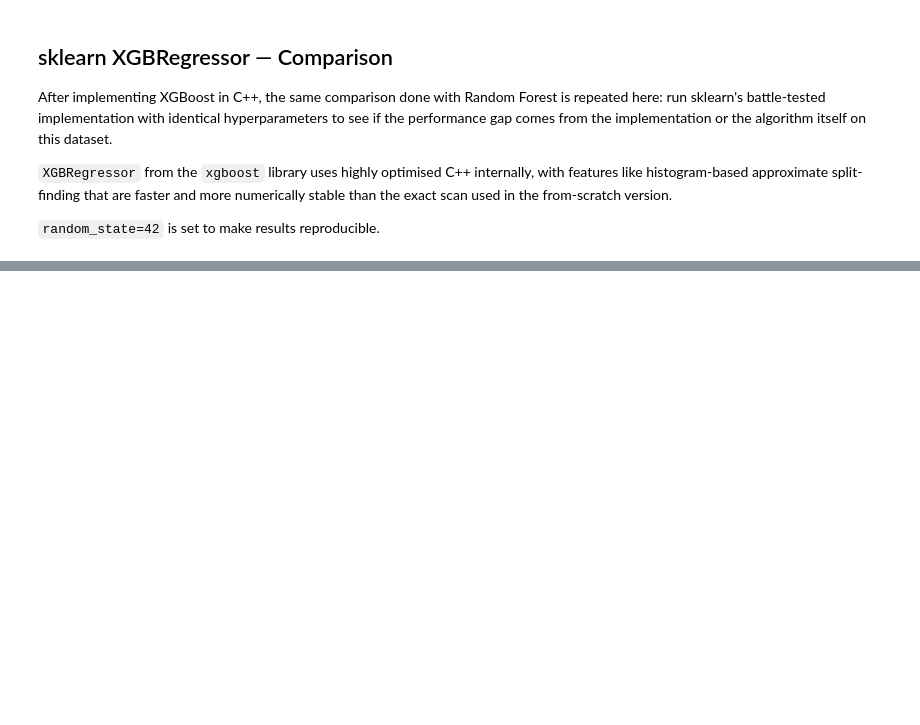
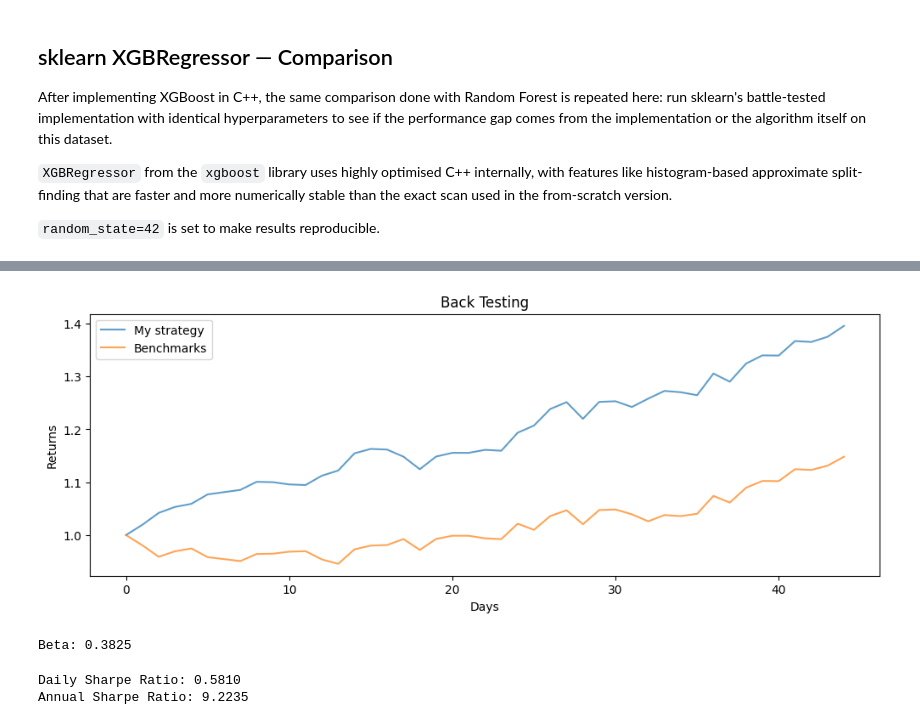
Before and after one commit to thehiaguy/StockReturnPred, a Jupyter notebook: notebooks/main.ipynb, the cells around one changed output, grey strips where cells are left out. Drawn from its saved outputs; the diff is of its cells as text; code cells hidden in the pictures; blank space fills up the shorter version.

Commit message:
add backtesting, beta, and Sharpe ratio evaluation to lienar regression strategy

```diff
--- a/notebooks/main.ipynb
+++ b/notebooks/main.ipynb
@@ -1011,0 +1089,57 @@ With models trained and evaluated, the next step is to test whether the best-per
+# %%
+#what array operations gives me just teh sign of each prediction
+#np.sign() to get the sign of hte number
+#edge case is zero np.sign(0)
+
+signals = np.sign(y_pred)
+
+strategy_returns = signals * y_test
+
+comp_returns = np.cumprod(1+strategy_returns)
+
+#the buy and hold benchmark is simplier: I just hold the stock every day so my daily
+#returns are exactly y_test. Apply the same cumprod to those
+
+benchmark = np.cumprod(1+y_test)
+# %%
+#visualization
+
+plt.figure(figsize=(12,4))
+plt.plot(comp_returns,label='My strategy', alpha=0.7)
+plt.plot(benchmark, label='Benchmarks', alpha=0.7)
+plt.xlabel('Days')
+plt.ylabel('Returns')
+plt.title('Back Testing')
+plt.legend()
+plt.show()
+# %% [output]
+[figure, added]
+# %%
+sp500 = yf.Ticker('^GSPC')
+sp_data = sp500.history(period='1y')
+sp_data['Return'] = sp_data['Close'].pct_change()
+
+# get the date range of the test set
+test_dates = history.index[split:]
+start_date = test_dates[0]
+end_date = test_dates[-1]
+
+# filter S&P 500 returns to the same date range
+sp_test = sp_data['Return'].loc[start_date:end_date].dropna()
+
+# align lengths in case of any missing trading days
+n = min(len(strategy_returns), len(sp_test))
+beta = np.cov(strategy_returns[:n], sp_test.values[:n])[0][1] / np.var(sp_test.values[:n])
+print(f'Beta: {beta:.4f}')
+# %% [output]
+Beta: 0.3825
+# %%
+daily_sharpe = np.mean(strategy_returns)/np.std(strategy_returns)
+
+annual_sharpe = daily_sharpe*np.sqrt(252)
+
+print(f'Daily Sharpe Ratio: {daily_sharpe:.4f}')
+print(f'Annual Sharpe Ratio: {annual_sharpe:.4f}')
+# %% [output]
+Daily Sharpe Ratio: 0.5810
+Annual Sharpe Ratio: 9.2235
```
Also changed, not shown: parts of 24 cells of this notebook, 3 other files.
